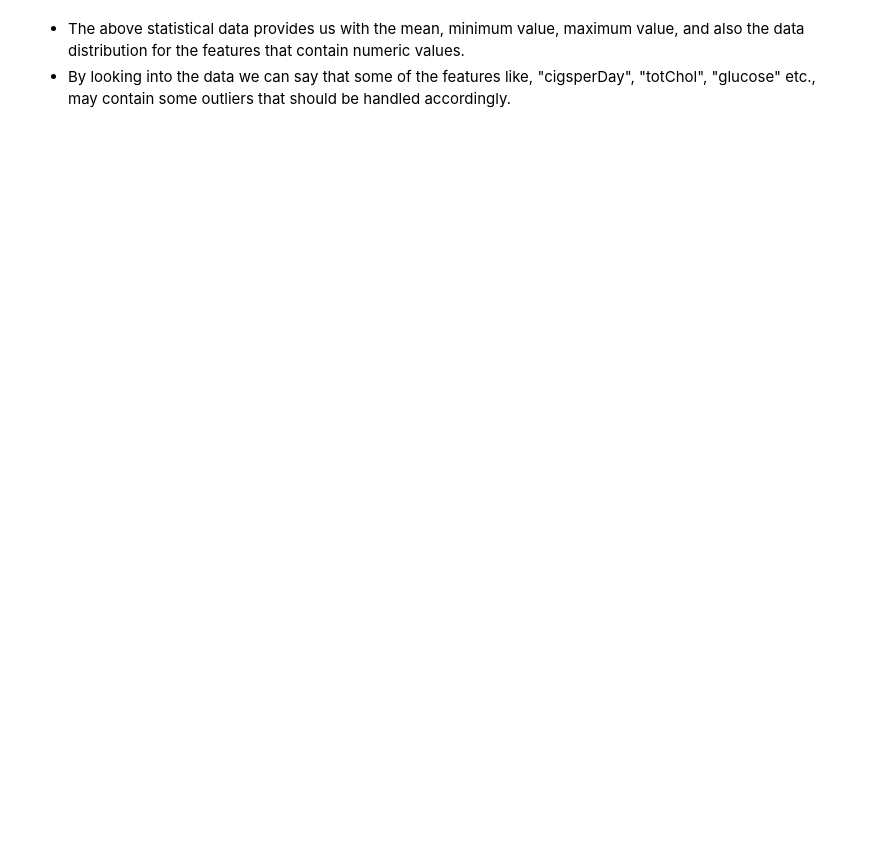
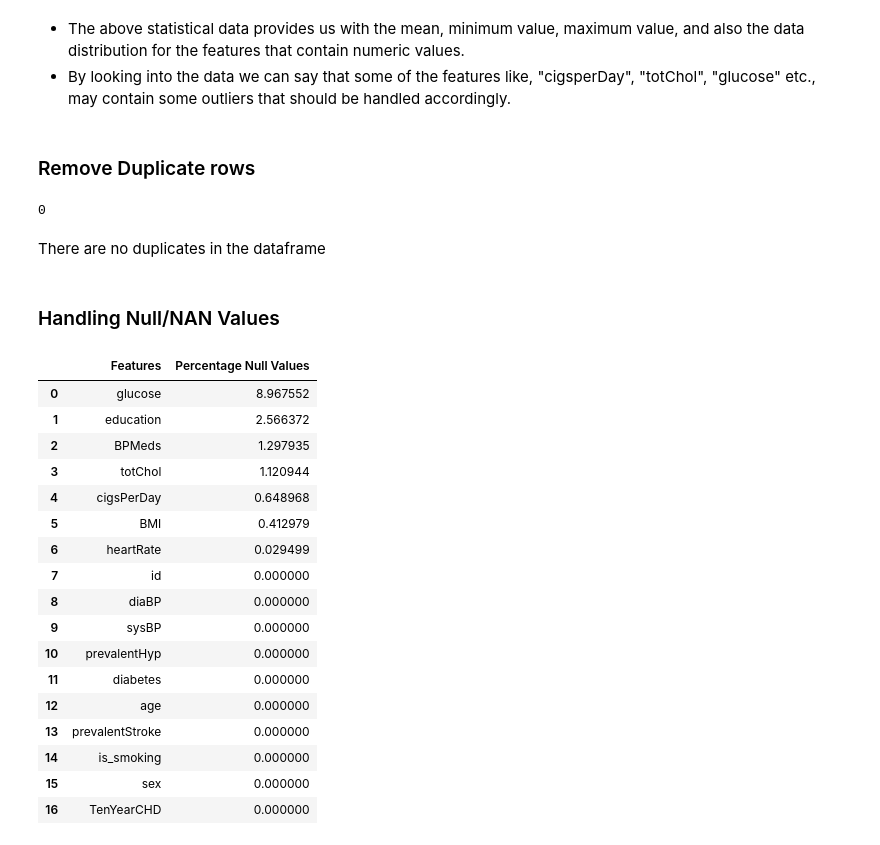
Before and after one commit to Srijan-Rai/CardioVascularRiskPrediction, a Jupyter notebook: Cardiovascular_Risk_Prediction(Classification).ipynb, the cells around one changed output. Drawn from its saved outputs; the diff is of its cells as text; code cells hidden in the pictures; blank space fills up the shorter version.

```diff
--- a/Cardiovascular_Risk_Prediction(Classification).ipynb
+++ b/Cardiovascular_Risk_Prediction(Classification).ipynb
@@ -130,3 +130,10 @@ df.describe()
 # %% [markdown]
 * The above statistical data provides us with the mean, minimum value, maximum value, and also the data distribution for the features that contain numeric values.
 * By looking into the data we can say that some of the features like, "cigsperDay", "totChol", "glucose" etc., may contain some outliers that should be handled accordingly.
+# %% [markdown]
+### Remove Duplicate rows
+# %%
+# Total duplicate rows in the dataframe
+df.duplicated().sum()
+# %% [output]
+0
@@ -132,0 +142,28 @@ df.describe()
+# %% [markdown]
+There are no duplicates in the dataframe
+# %% [markdown]
+### Handling Null/NAN Values
+# %%
+#check for NAN/Null values
+Percentage_null_value = (df.isna().sum()/df.isna().count()*100).sort_values(ascending= False).reset_index()
+Percentage_null_value.columns = ["Features","Percentage Null Values"]
+Percentage_null_value
+# %% [output]
+|  | Features | Percentage Null Values |
+| 0 | glucose | 8.967552 |
+| 1 | education | 2.566372 |
+| 2 | BPMeds | 1.297935 |
+| 3 | totChol | 1.120944 |
+| 4 | cigsPerDay | 0.648968 |
+| 5 | BMI | 0.412979 |
+| 6 | heartRate | 0.029499 |
+| 7 | id | 0.000000 |
+| 8 | diaBP | 0.000000 |
+| 9 | sysBP | 0.000000 |
+| 10 | prevalentHyp | 0.000000 |
+| 11 | diabetes | 0.000000 |
+| 12 | age | 0.000000 |
+| 13 | prevalentStroke | 0.000000 |
+| 14 | is_smoking | 0.000000 |
+| 15 | sex | 0.000000 |
+| 16 | TenYearCHD | 0.000000 |
```
Also changed, not shown: parts of 12 cells of this notebook.
